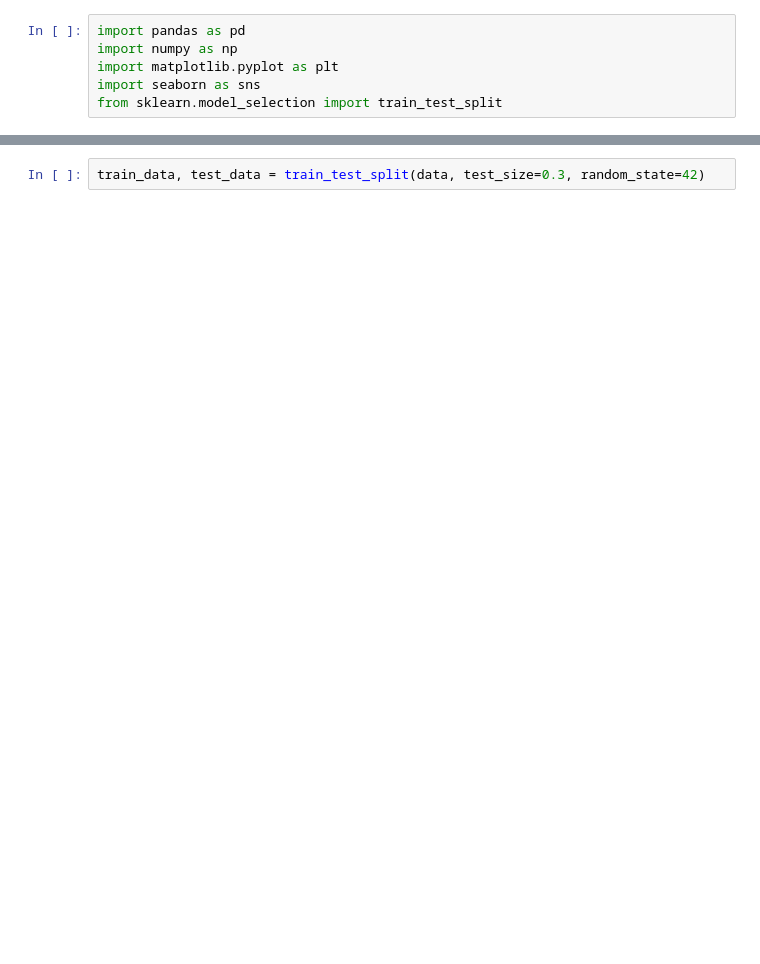
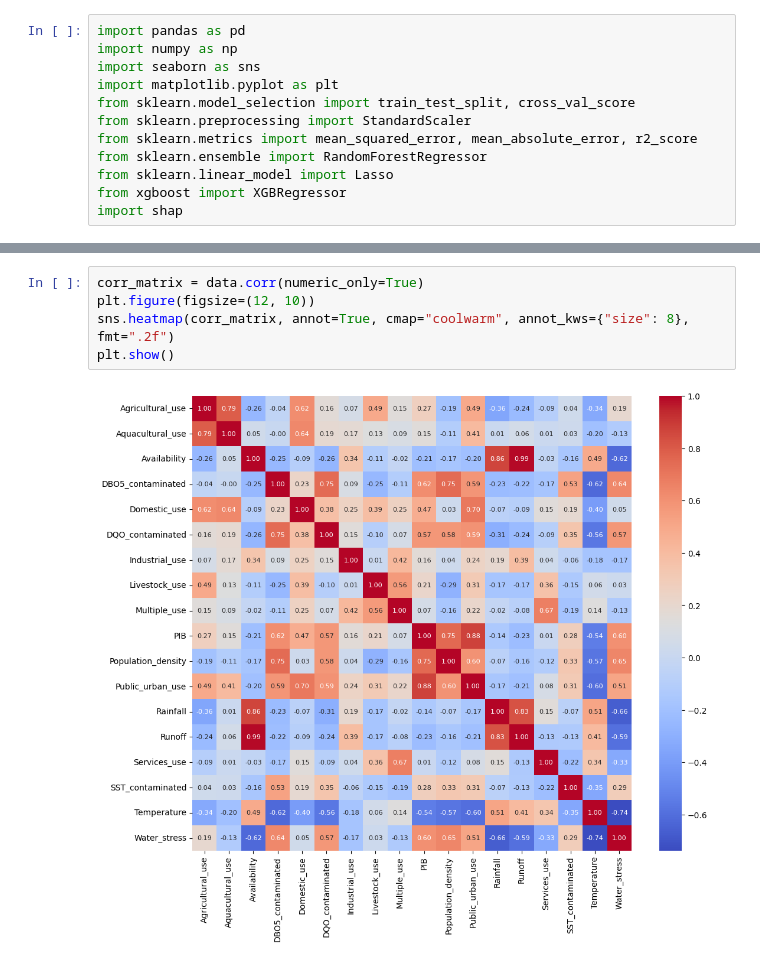
Before and after one commit to charlybg98/water_management, a Jupyter notebook: Analysis/Feature_Selection.ipynb, the cells around one changed output, grey strips where cells are left out. Drawn from its saved outputs; the diff is of its cells as text; blank space fills up the shorter version.

```diff
--- a/Analysis/Feature_Selection.ipynb
+++ b/Analysis/Feature_Selection.ipynb
@@ -1,9 +1,15 @@
 # %%
 import pandas as pd
 import numpy as np
+import seaborn as sns
 import matplotlib.pyplot as plt
-import seaborn as sns
-from sklearn.model_selection import train_test_split
+from sklearn.model_selection import train_test_split, cross_val_score
+from sklearn.preprocessing import StandardScaler
+from sklearn.metrics import mean_squared_error, mean_absolute_error, r2_score
+from sklearn.ensemble import RandomForestRegressor
+from sklearn.linear_model import Lasso
+from xgboost import XGBRegressor
+import shap
 # %%
 data = pd.read_csv("./../Data/data.csv")
 data.head()
@@ -14,5 +20,10 @@ data.head()
 | 2 | Pacífico Norte_2005 | 18537.51 | 627.82 | 25075 | 4.9 | 0.65 | ... |
 | 3 | Balsas_2005 | 11734.63 | 419.44 | 28336 | 28.5 | 19.61 | ... |
 | 4 | Pacífico Sur_2005 | 1900.88 | 0.80 | 32226 | 0.0 | 1.17 | ... |
-# %%
-train_data, test_data = train_test_split(data, test_size=0.3, random_state=42)
+# %%
+corr_matrix = data.corr(numeric_only=True)
+plt.figure(figsize=(12, 10))
+sns.heatmap(corr_matrix, annot=True, cmap="coolwarm", annot_kws={"size": 8}, fmt=".2f")
+plt.show()
+# %% [output]
+[figure, added]
```
Also changed, not shown: parts of 14 cells of this notebook, 1 other file.
